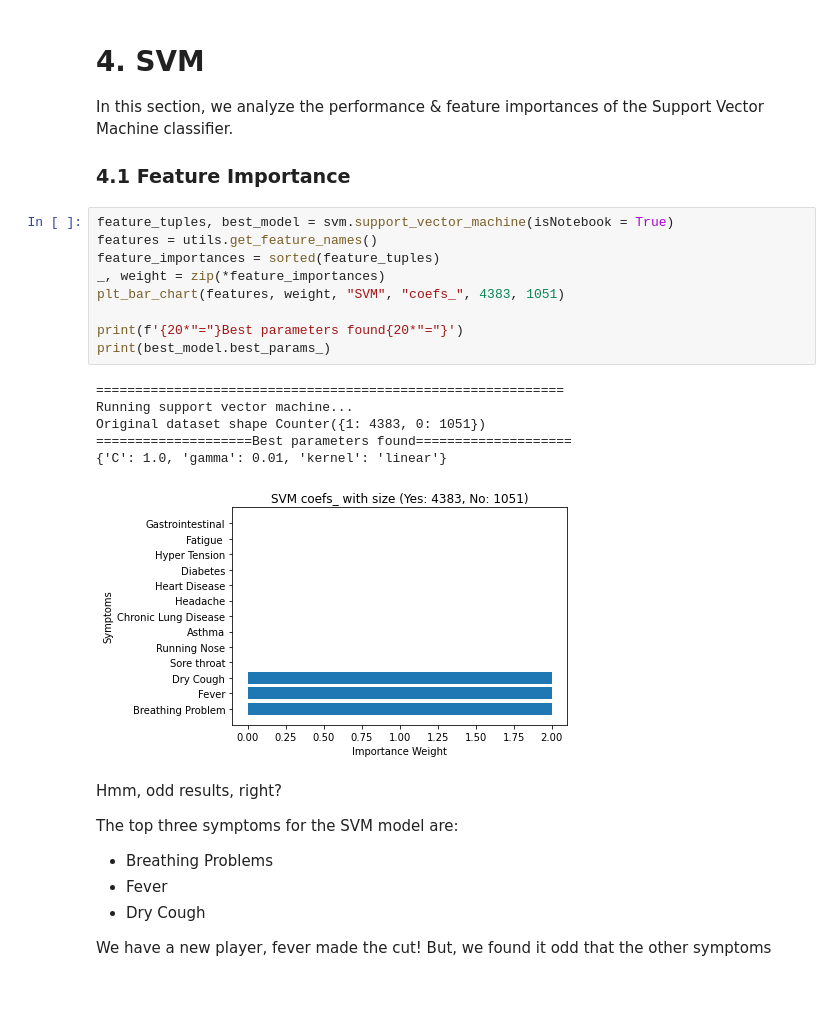
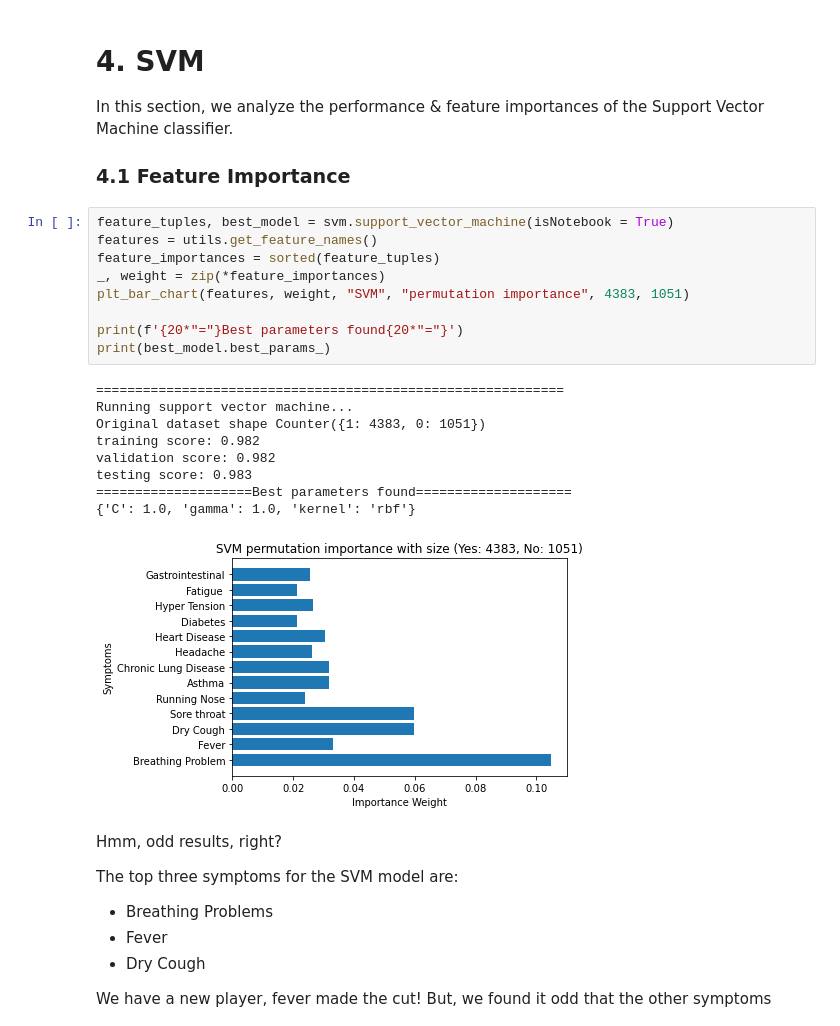
Before and after one commit to mohanadarafe/covid-19-symptoms-presence, a Jupyter notebook: analysis.ipynb, the cells around one changed output. Saved outputs shown, nothing was run; the diff lists cells and outputs as text; blank space fills up the shorter version.

```diff
--- a/analysis.ipynb
+++ b/analysis.ipynb
@@ -340,19 +344,22 @@ In this section, we analyze the performance & feature importances of the Support
 # %%
 feature_tuples, best_model = svm.support_vector_machine(isNotebook = True)
 features = utils.get_feature_names()
 feature_importances = sorted(feature_tuples)
 _, weight = zip(*feature_importances)
-plt_bar_chart(features, weight, "SVM", "coefs_", 4383, 1051)
+plt_bar_chart(features, weight, "SVM", "permutation importance", 4383, 1051)
 
 print(f'{20*"="}Best parameters found{20*"="}')
 print(best_model.best_params_)
 # %% [output]
 ============================================================
 Running support vector machine...
 Original dataset shape Counter({1: 4383, 0: 1051})
+training score: 0.982
+validation score: 0.982
+testing score: 0.983
 ====================Best parameters found====================
-{'C': 1.0, 'gamma': 0.01, 'kernel': 'linear'}
+{'C': 1.0, 'gamma': 1.0, 'kernel': 'rbf'}
-[figure, old version]
+[figure, new version]
 # %% [markdown]
 Hmm, odd results, right?
 
```
Also changed, not shown: parts of 13 cells of this notebook, 31 other files.
